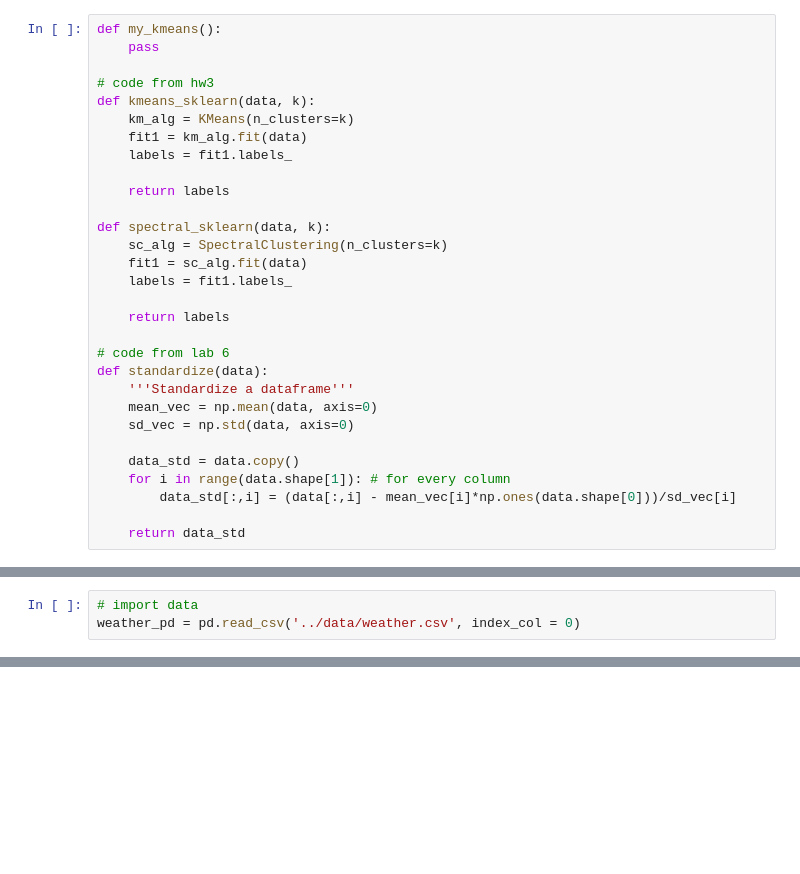
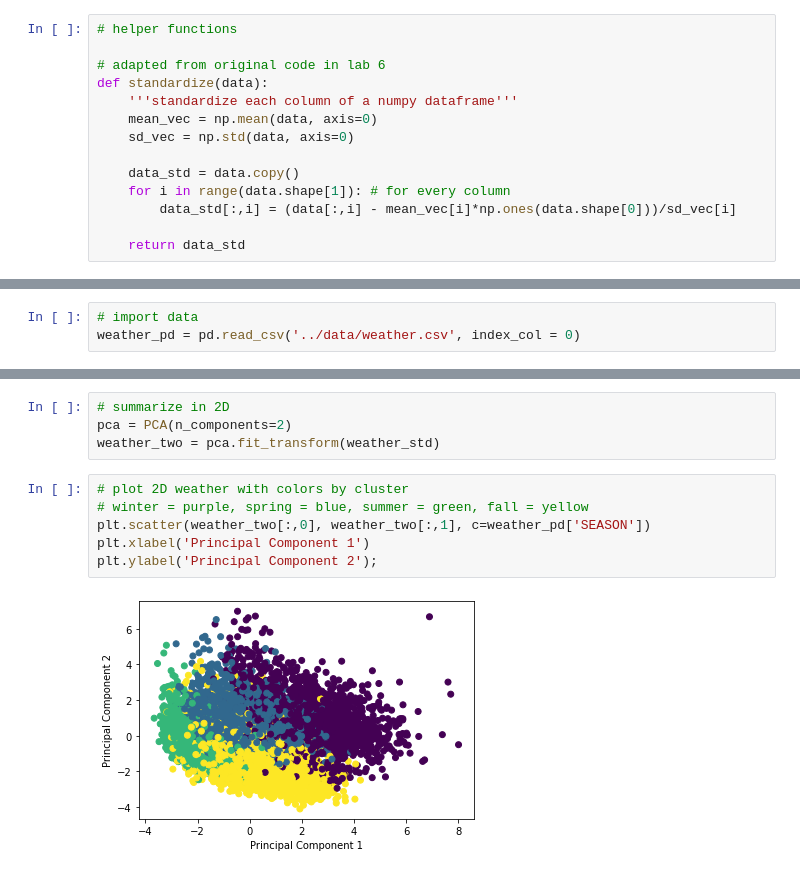
Before and after one commit to comp-machine-learning-spring2021/portfolio-krhablutzel, a Jupyter notebook: A-clustering/A-clustering.ipynb, the cells around one changed output, grey strips where cells are left out. Cells and saved outputs as stored; diff of their text form; blank space fills up the shorter version.

Commit message:
restructured clustering jupyter notebook

```diff
--- a/A-clustering/A-clustering.ipynb
+++ b/A-clustering/A-clustering.ipynb
@@ -17,25 +24,9 @@ import calendar
 # %%
-def my_kmeans():
-    pass
+# helper functions
 
-# code from hw3
-def kmeans_sklearn(data, k):
-    km_alg = KMeans(n_clusters=k)
-    fit1 = km_alg.fit(data)
-    labels = fit1.labels_
-
-    return labels
-
-def spectral_sklearn(data, k):
-    sc_alg = SpectralClustering(n_clusters=k)
-    fit1 = sc_alg.fit(data)
-    labels = fit1.labels_
-
-    return labels
-
-# code from lab 6
+# adapted from original code in lab 6
 def standardize(data):
-    '''Standardize a dataframe'''
+    '''standardize each column of a numpy dataframe'''
     mean_vec = np.mean(data, axis=0)
     sd_vec = np.std(data, axis=0)
 
@@ -141,0 +69,12 @@ plt.scatter(weather_two[:,0], weather_two[:,1], c=labels_spect, s=10)
+# %%
+# summarize in 2D
+pca = PCA(n_components=2)
+weather_two = pca.fit_transform(weather_std)
+# %%
+# plot 2D weather with colors by cluster
+# winter = purple, spring = blue, summer = green, fall = yellow
+plt.scatter(weather_two[:,0], weather_two[:,1], c=weather_pd['SEASON'])
+plt.xlabel('Principal Component 1')
+plt.ylabel('Principal Component 2');
+# %% [output]
+[figure, added]
```
Also changed, not shown: parts of 58 cells of this notebook, 7 other files.
